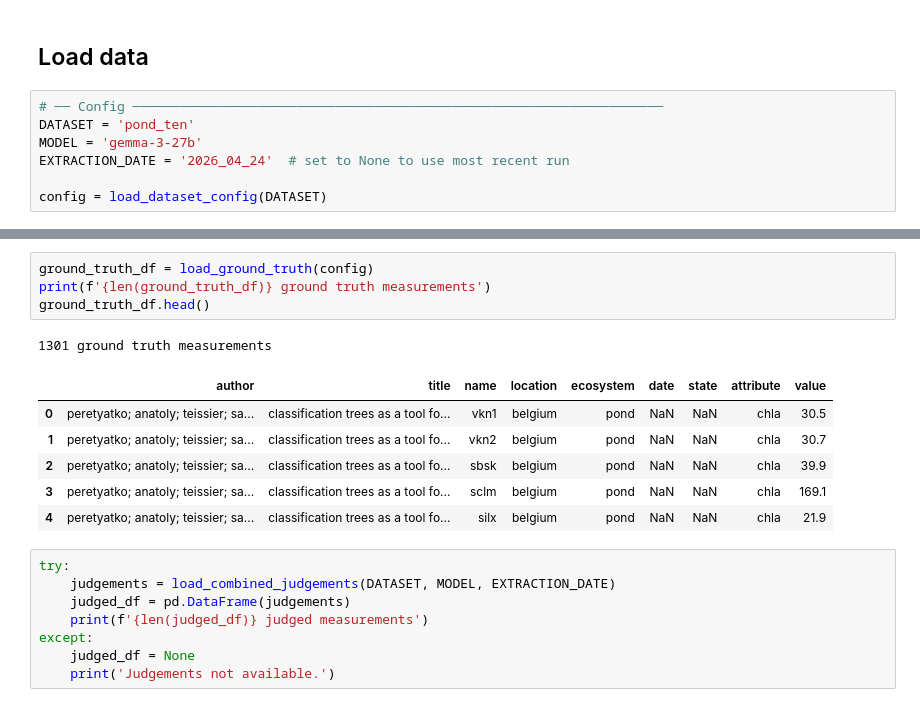
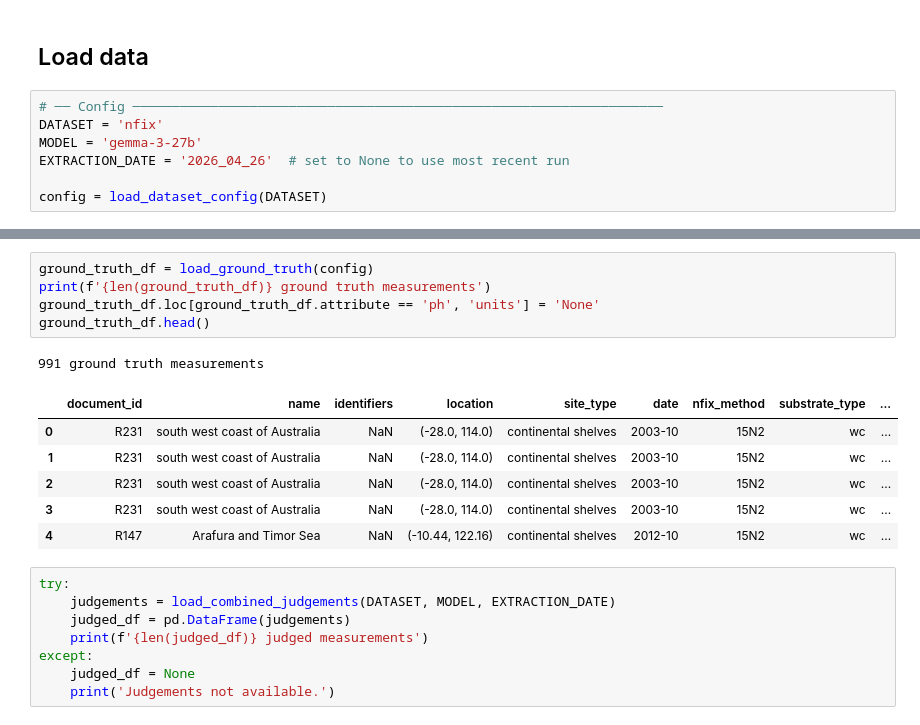
Before and after one commit to kevinqnb/scholarlm, a Jupyter notebook: analysis/extraction_analysis.ipynb, the cells around one changed output, grey strips where cells are left out. Drawn from its saved outputs; the diff is of its cells as text.

```diff
--- a/analysis/extraction_analysis.ipynb
+++ b/analysis/extraction_analysis.ipynb
@@ -77,9 +77,9 @@ Warning: PyTorch and/or nnterp not available; JudgementLM will not use GPU accel
 ## Load data
 # %%
 # ── Config ────────────────────────────────────────────────────────────────────
-DATASET = 'pond_ten'
+DATASET = 'nfix'
 MODEL = 'gemma-3-27b'
-EXTRACTION_DATE = '2026_04_24'  # set to None to use most recent run
+EXTRACTION_DATE = '2026_04_26'  # set to None to use most recent run
 
 config = load_dataset_config(DATASET)
 # %%
@@ -100,15 +116,16 @@ extraction_df.head()
 # %%
 ground_truth_df = load_ground_truth(config)
 print(f'{len(ground_truth_df)} ground truth measurements')
+ground_truth_df.loc[ground_truth_df.attribute == 'ph', 'units'] = 'None'
 ground_truth_df.head()
 # %% [output]
-1301 ground truth measurements
+991 ground truth measurements
-|  | author | title | name | location | ecosystem | date | state | attribute | value |
-| 0 | peretyatko; anatoly; teissier; sa... | classification trees as a tool fo... | vkn1 | belgium | pond | NaN | NaN | chla | 30.5 |
-| 1 | peretyatko; anatoly; teissier; sa... | classification trees as a tool fo... | vkn2 | belgium | pond | NaN | NaN | chla | 30.7 |
-| 2 | peretyatko; anatoly; teissier; sa... | classification trees as a tool fo... | sbsk | belgium | pond | NaN | NaN | chla | 39.9 |
-| 3 | peretyatko; anatoly; teissier; sa... | classification trees as a tool fo... | sclm | belgium | pond | NaN | NaN | chla | 169.1 |
-| 4 | peretyatko; anatoly; teissier; sa... | classification trees as a tool fo... | silx | belgium | pond | NaN | NaN | chla | 21.9 |
+|  | document_id | name | identifiers | location | site_type | date | nfix_method | substrate_type | ... |
+| 0 | R231 | south west coast of Australia | NaN | (-28.0, 114.0) | continental shelves | 2003-10 | 15N2 | wc | ... |
+| 1 | R231 | south west coast of Australia | NaN | (-28.0, 114.0) | continental shelves | 2003-10 | 15N2 | wc | ... |
+| 2 | R231 | south west coast of Australia | NaN | (-28.0, 114.0) | continental shelves | 2003-10 | 15N2 | wc | ... |
+| 3 | R231 | south west coast of Australia | NaN | (-28.0, 114.0) | continental shelves | 2003-10 | 15N2 | wc | ... |
+| 4 | R147 | Arafura and Timor Sea | NaN | (-10.44, 122.16) | continental shelves | 2012-10 | 15N2 | wc | ... |
 # %%
 try:
     judgements = load_combined_judgements(DATASET, MODEL, EXTRACTION_DATE)
```
Also changed, not shown: parts of 5 cells of this notebook, 4 other files.
